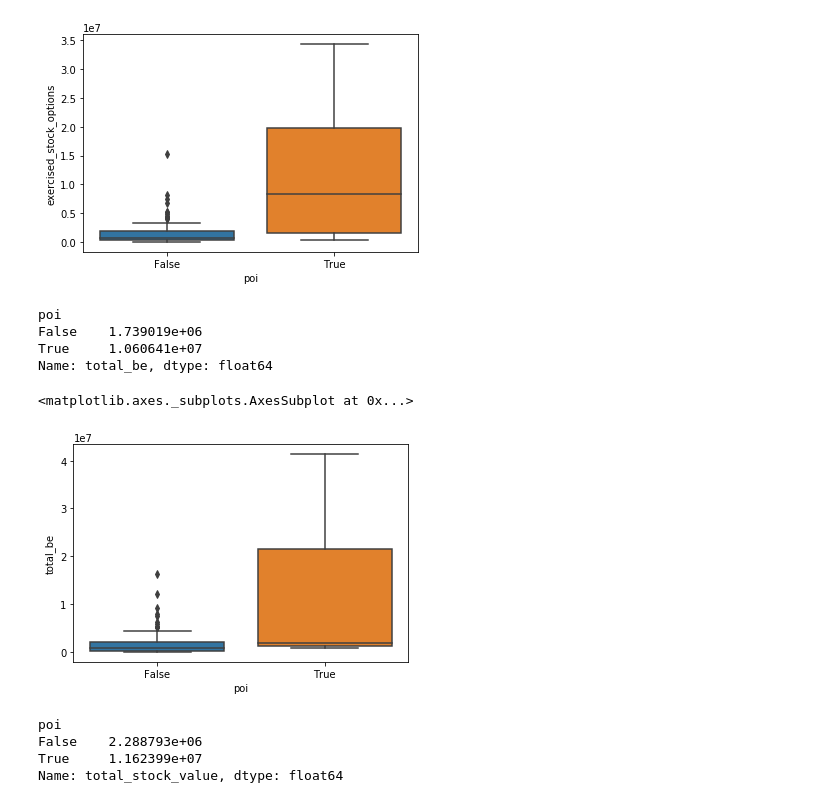
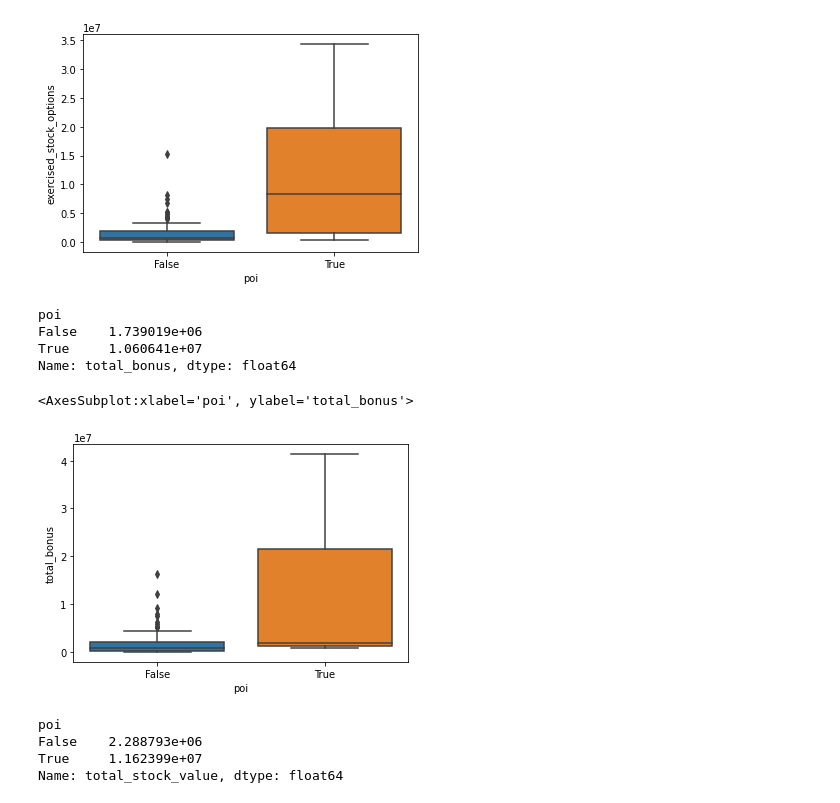
Before and after one commit to Steph958/ML100Days, a Jupyter notebook: Midtern Exam_Kaggle_Project/2020_ML100Marathon_Midtern_Enron_Fraud V4.ipynb, the cells around one changed output. Saved outputs shown, nothing was run; the diff lists cells and outputs as text; code cells hidden in the pictures.

```diff
--- a/Midtern Exam_Kaggle_Project/2020_ML100Marathon_Midtern_Enron_Fraud V4.ipynb
+++ b/Midtern Exam_Kaggle_Project/2020_ML100Marathon_Midtern_Enron_Fraud V4.ipynb
@@ -25,11 +25,6 @@ import seaborn as sns
 import warnings
 warnings.filterwarnings('ignore')
 # %%
-train = pd.read_csv('C:/Users/USER/Desktop/Github/ML100Days/Midtern Exam_Kaggle_Project/train_data.csv')
-test = pd.read_csv('C:/Users/USER/Desktop/Github/ML100Days/Midtern Exam_Kaggle_Project/test_features.csv')
-sample_submission = pd.read_csv('C:/Users/USER/Desktop/Github/ML100Days/Midtern Exam_Kaggle_Project/sample_submission.csv')
-
-print(train.columns.value_counts().sum())  #目標變數為"poi"
-print(train.columns)
-print(test.columns.value_counts().sum())
-print(test.columns)
+train = pd.read_csv('C:/Users/USER/OneDrive/Documents/ML100Days/Midtern Exam_Kaggle_Project/train_data.csv')
+test = pd.read_csv('C:/Users/USER/OneDrive/Documents/ML100Days/Midtern Exam_Kaggle_Project/test_features.csv')
+sample_submission = pd.read_csv('C:/Users/USER/OneDrive/Documents/ML100Days/Midtern Exam_Kaggle_Project/sample_submission.csv')
@@ -168,6 +191,6 @@ Let's follow the money! Features that will give us that money trail will be
 # %%
 #added/combined feature, total bonus and exercised_stock_options
-enron['total_be'] = enron['bonus'].fillna(0.0) + enron['exercised_stock_options'].fillna(0.0)
+enron['total_bonus'] = enron['bonus'].fillna(0.0) + enron['exercised_stock_options'].fillna(0.0)
 
 #added feature, scaled total compensation
 enron['total_millions'] = (enron['total_payments'].fillna(0.0) + enron['total_stock_value'].fillna(0.0))/1000000
@@ -508,19 +540,19 @@ Name: exercised_stock_options, dtype: float64
 # %%
 #看看Total Bonus and Exercised Stock Options:
 
-average_total_sbe = enron.groupby('poi').mean()['total_be']
+average_total_sbe = enron.groupby('poi').mean()['total_bonus']
 print(average_total_sbe)
 
-sns.boxplot(x='poi',y='total_be',data=enron)
+sns.boxplot(x='poi',y='total_bonus',data=enron)
 
-#可能有重複特徵之嫌 >> 不用
+#剛剛已經採用了bonus變數，再用這個可能有重複特徵之嫌 >> 不用
 # %% [output]
 poi
 False    1.739019e+06
 True     1.060641e+07
-Name: total_be, dtype: float64
+Name: total_bonus, dtype: float64
-<matplotlib.axes._subplots.AxesSubplot at 0x...>
+<AxesSubplot:xlabel='poi', ylabel='total_bonus'>
-[figure, old version]
+[figure, new version]
 # %%
 #再看Total Stock Value:
 
```
Also changed, not shown: parts of 66 cells of this notebook, 15 other files.
